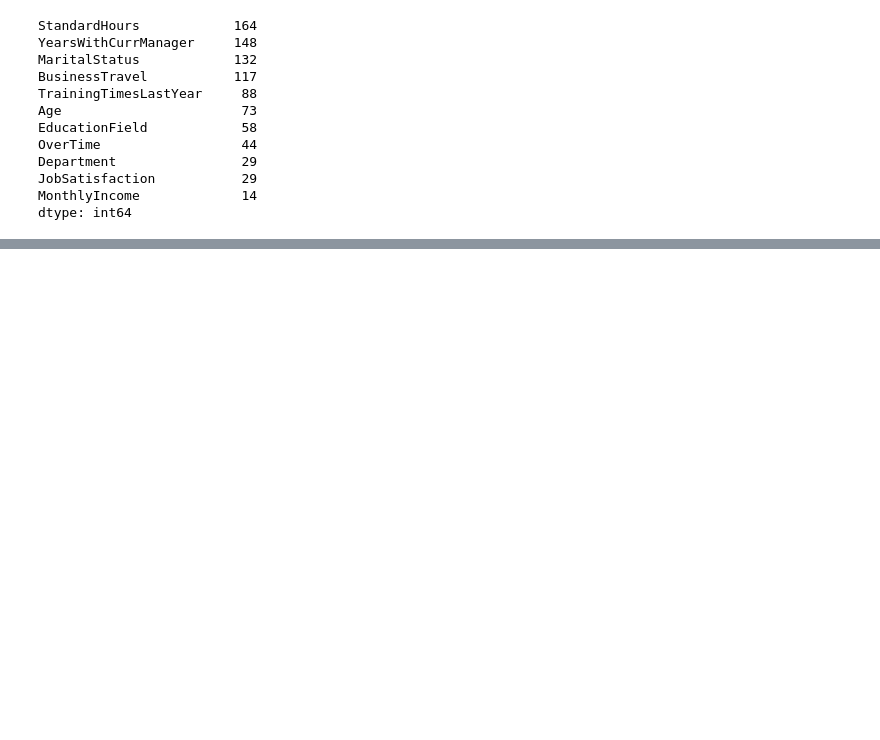
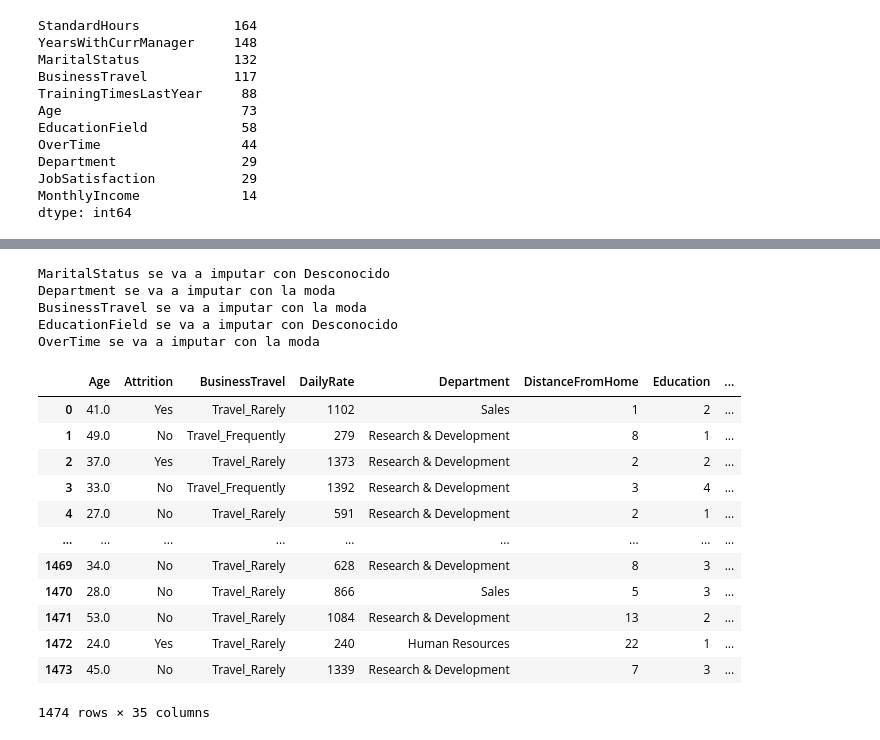
Before and after one commit to aliciagonzalezgoz/project-da-promo-69-modulo-3-team-2, a Jupyter notebook: gestion_nulos.ipynb, the cells around one changed output, grey strips where cells are left out. Drawn from its saved outputs; the diff is of its cells as text; code cells hidden in the pictures; blank space fills up the shorter version.

Commit message:
terminado gestion de nulos y preguntas EDA

```diff
--- a/gestion_nulos.ipynb
+++ b/gestion_nulos.ipynb
@@ -139,5 +134,34 @@ df['EducationField'] = df['EducationField'].fillna('Unknown')
-# %%
-df['BusinessTravel'] = df['BusinessTravel'].fillna('Unknown')
-# %%
-imputer_iter = IterativeImputer(max_iter = 100, random_state = 42)
-df['Department'] = imputer_iter.fit_transform(df[['Department']])
+# %%
+#eliminamos la columna StandardHours porque tiene el mismo valor en todas las filas, por lo que no aporta información útil para el análisis y puede generar ruido en los modelos de machine learning.
+df = df.drop('StandardHours', axis=1)
+# %%
+columnas_categoricas = ['MaritalStatus','Department', 'BusinessTravel', 'EducationField', 'OverTime']
+
+def imputar_categoricas(df, columnas):
+    for col in columnas:
+        nulos = df[col].isnull().sum()
+        total = len(df)
+        porcentaje_nulos = nulos / total
+
+        if porcentaje_nulos > 0.20:
+            # Si hay más del 20% de nulos → rellenar con "Desconocido"
+            df[col] = df[col].fillna("Desconocido")
+            print(f"{col} se va a imputar con Desconocido")
+        else:
+            # Menos del 20% de nulos
+            valores = df[col].value_counts(dropna=True)
+            if len(valores) > 0:
+                # Calcular diferencia porcentual entre los dos más frecuentes
+                primero = valores.iloc[0]
+                proporcion = primero / total #es decir coge las veces que aparece y la divide entre el total de datos
+                if proporcion > 0.50:
+                    moda = df[col].mode()[0]
+                    df[col] = df[col].fillna(moda)
+                    print(f"{col} se va a imputar con la moda")
+                else:
+                    # Si no → usar "Desconocido"
+                    df[col] = df[col].fillna("Desconocido")
+                    print(f"{col} se va a imputar con Desconocido")
+            else:
+                print("Error.")
+    return df
@@ -143,0 +188,21 @@ df['Department'] = imputer_iter.fit_transform(df[['Department']])
+# %%
+imputar_categoricas(df, columnas_categoricas)
+# %% [output]
+MaritalStatus se va a imputar con Desconocido
+Department se va a imputar con la moda
+BusinessTravel se va a imputar con la moda
+EducationField se va a imputar con Desconocido
+OverTime se va a imputar con la moda
+|  | Age | Attrition | BusinessTravel | DailyRate | Department | DistanceFromHome | Education | ... |
+| 0 | 41.0 | Yes | Travel_Rarely | 1102 | Sales | 1 | 2 | ... |
+| 1 | 49.0 | No | Travel_Frequently | 279 | Research & Development | 8 | 1 | ... |
+| 2 | 37.0 | Yes | Travel_Rarely | 1373 | Research & Development | 2 | 2 | ... |
+| 3 | 33.0 | No | Travel_Frequently | 1392 | Research & Development | 3 | 4 | ... |
+| 4 | 27.0 | No | Travel_Rarely | 591 | Research & Development | 2 | 1 | ... |
+| ... | ... | ... | ... | ... | ... | ... | ... | ... |
+| 1469 | 34.0 | No | Travel_Rarely | 628 | Research & Development | 8 | 3 | ... |
+| 1470 | 28.0 | No | Travel_Rarely | 866 | Sales | 5 | 3 | ... |
+| 1471 | 53.0 | No | Travel_Rarely | 1084 | Research & Development | 13 | 2 | ... |
+| 1472 | 24.0 | Yes | Travel_Rarely | 240 | Human Resources | 22 | 1 | ... |
+| 1473 | 45.0 | No | Travel_Rarely | 1339 | Research & Development | 7 | 3 | ... |
+1474 rows × 35 columns
```
Also changed, not shown: parts of 6 cells of this notebook, 1 other file.
